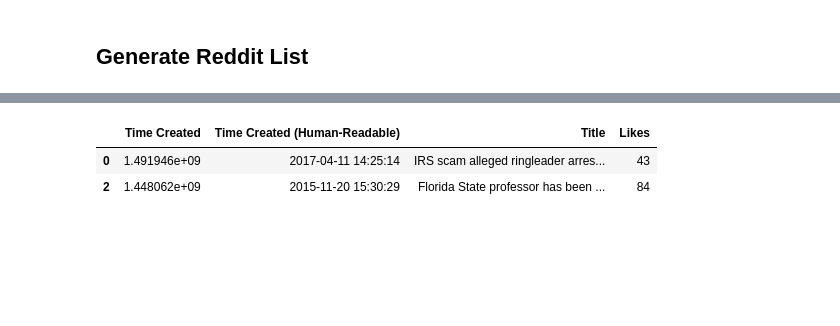
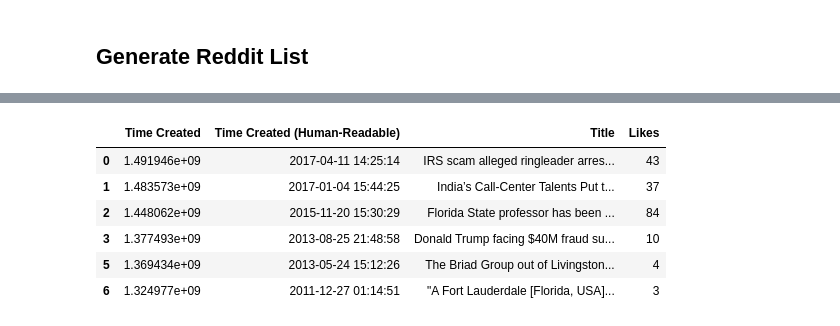
Before and after one commit to yosinao/An-Analysis-on-the-Effectiveness-of-News-Sharing-Channels, a Jupyter notebook: Nino-Yosinao/Reddit - Frauds and Swindling.ipynb, the cells around one changed output, grey strips where cells are left out. Drawn from its saved outputs; the diff is of its cells as text; code cells hidden in the pictures; blank space fills up the shorter version.

```diff
--- a/Nino-Yosinao/Reddit - Frauds and Swindling.ipynb
+++ b/Nino-Yosinao/Reddit - Frauds and Swindling.ipynb
@@ -36,7 +36,7 @@ timestamps_conv=[]
 submission_title=[]
 likes=[]
 
-for submission in reddit.subreddit('news').search('Swindling', sort='new', time_filter='all', limit=300):
+for submission in reddit.subreddit('news').search('Fraud', sort='new', time_filter='all', limit=300):
     count+=1
     print(count)
     timestamps.append(submission.created)
@@ -73,9 +73,13 @@ reddit_dict={"Time Created":timestamps,
            "Likes": likes}
 # %%
 reddit_df=pd.DataFrame(reddit_dict)
-mostliked_df = reddit_df.loc[reddit_df["Likes"]>=.5*reddit_df["Likes"].max(), :]
+mostliked_df = reddit_df.loc[reddit_df["Likes"]>=.5*reddit_df["Likes"].median(), :]
 mostliked_df
 # %% [output]
 |  | Time Created | Time Created (Human-Readable) | Title | Likes |
 | 0 | 1.491946e+09 | 2017-04-11 14:25:14 | IRS scam alleged ringleader arres... | 43 |
+| 1 | 1.483573e+09 | 2017-01-04 15:44:25 | India’s Call-Center Talents Put t... | 37 |
 | 2 | 1.448062e+09 | 2015-11-20 15:30:29 | Florida State professor has been ... | 84 |
+| 3 | 1.377493e+09 | 2013-08-25 21:48:58 | Donald Trump facing $40M fraud su... | 10 |
+| 5 | 1.369434e+09 | 2013-05-24 15:12:26 | The Briad Group out of Livingston... | 4 |
+| 6 | 1.324977e+09 | 2011-12-27 01:14:51 | "A Fort Lauderdale [Florida, USA]... | 3 |
```
Also changed, not shown: 2 other files.
